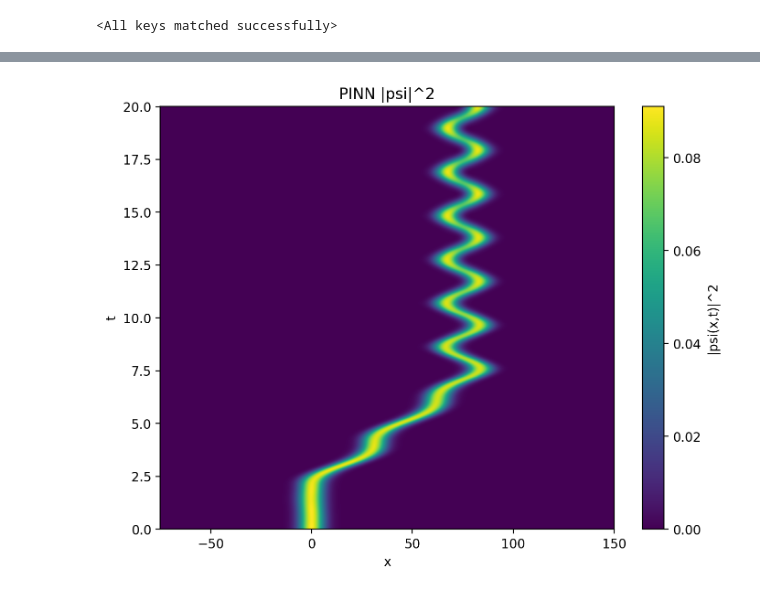
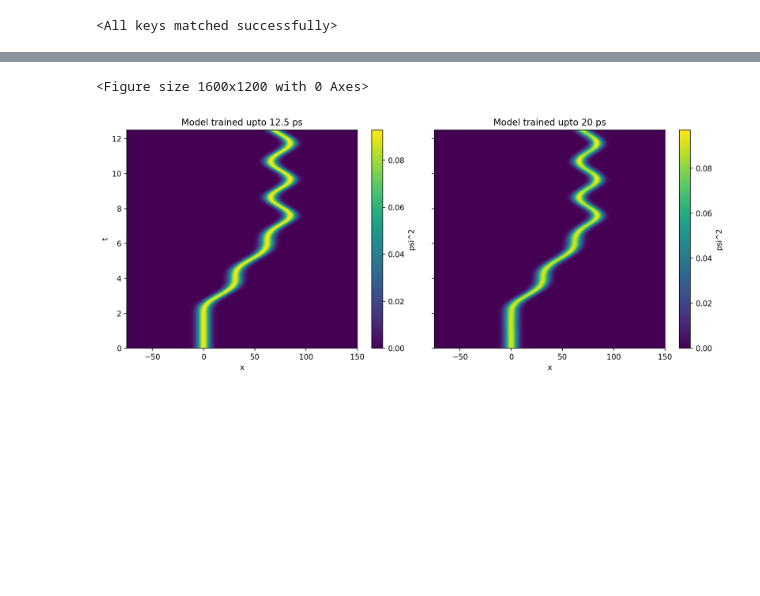
Before and after one commit to thash-jkr/Schrodinger-PINN, a Jupyter notebook: src/testers/model_tester.ipynb, the cells around one changed output, grey strips where cells are left out. Drawn from its saved outputs; the diff is of its cells as text; code cells hidden in the pictures; blank space fills up the shorter version.

```diff
--- a/src/testers/model_tester.ipynb
+++ b/src/testers/model_tester.ipynb
@@ -34,7 +34,7 @@ t2 = t1 + (x1 - x0) / vQD
 x_min = -75
 x_max = 150
 t_min = 0
-t_max = 20
+t_max = 12.5
 # %%
 if torch.backends.mps.is_available():
     device = torch.device("mps")
@@ -176,7 +177,9 @@ layers = [2, 512, 512, 512, 512, 512, 512, 512, 512, 512, 512, 512, 512, 2]
 # %%
-model = PINN(layers, 0, 20)
+model = PINN(layers, 0, 12.5)
+model_mask = PINN(layers_mask, 0, 20)
 # %%
-model.load_state_dict(torch.load("../results/general/model_4.pth", map_location=torch.device(device)))
+model.load_state_dict(torch.load("../results/norm/model_57.pth", map_location=torch.device(device)))
+model_mask.load_state_dict(torch.load("../results/norm/model_29.pth", map_location=torch.device(device)))
 # %% [output]
 <All keys matched successfully>
 # %%
@@ -282,13 +311,24 @@ psi_img_pinn = torch.cat(psi_img_list).reshape(Nx, Nt).numpy()
-# %%
-plt.figure(figsize=(8, 6), dpi=200)
-psi_sq = psi_real_pinn ** 2 + psi_img_pinn ** 2
-
-plt.pcolormesh(x_values, t_values, psi_sq.transpose(), shading="auto")
-plt.colorbar(label='|psi(x,t)|^2')
-plt.xlabel('x')
-plt.ylabel('t')
-plt.title('PINN |psi|^2')
-plt.show()
-# %% [output]
-[figure, removed]
+# %%
+plt.figure(figsize=(8, 6), dpi=200)
+psi_sq = psi_real_pinn ** 2 + psi_img_pinn ** 2
+psi_sq_mask = psi_real_pinn_mask ** 2 + psi_img_pinn_mask ** 2
+
+fig, axs = plt.subplots(1, 2, figsize=(12, 5), dpi=200, sharey=True)
+
+c1 = axs[0].pcolormesh(x_values, t_values, psi_sq.T, shading='auto')
+axs[0].set_title('Model trained upto 12.5 ps')
+axs[0].set_xlabel('x')
+axs[0].set_ylabel('t')
+fig.colorbar(c1, ax=axs[0], label='psi^2')
+
+c2 = axs[1].pcolormesh(x_values, t_values, psi_sq_mask.T, shading='auto')
+axs[1].set_title('Model trained upto 20 ps')
+axs[1].set_xlabel('x')
+fig.colorbar(c2, ax=axs[1], label='psi^2')
+
+plt.tight_layout()
+plt.show()
+# %% [output]
+<Figure size 1600x1200 with 0 Axes>
+[figure, added]
 # %%
```
Also changed, not shown: parts of 19 cells of this notebook, 10 other files.
